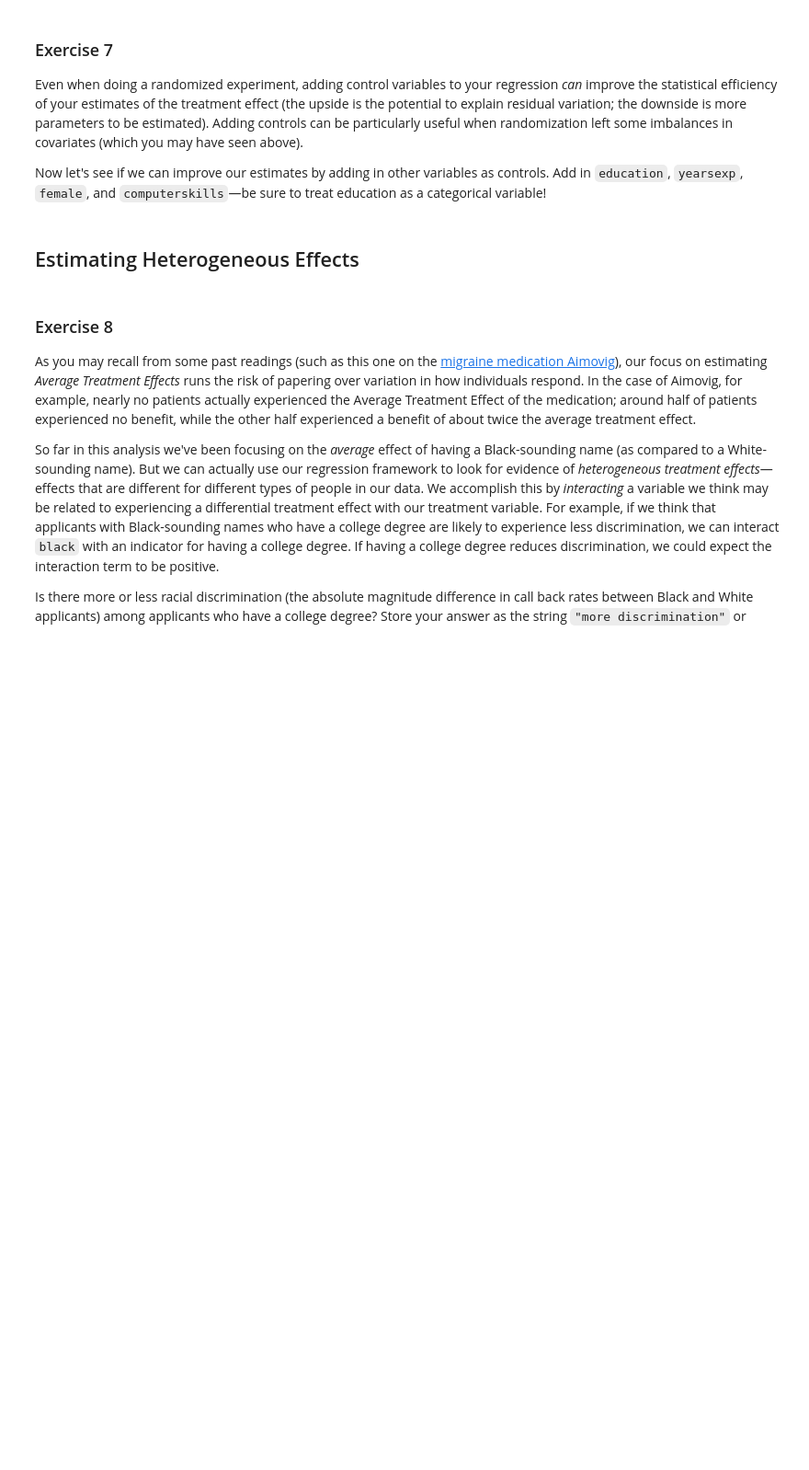
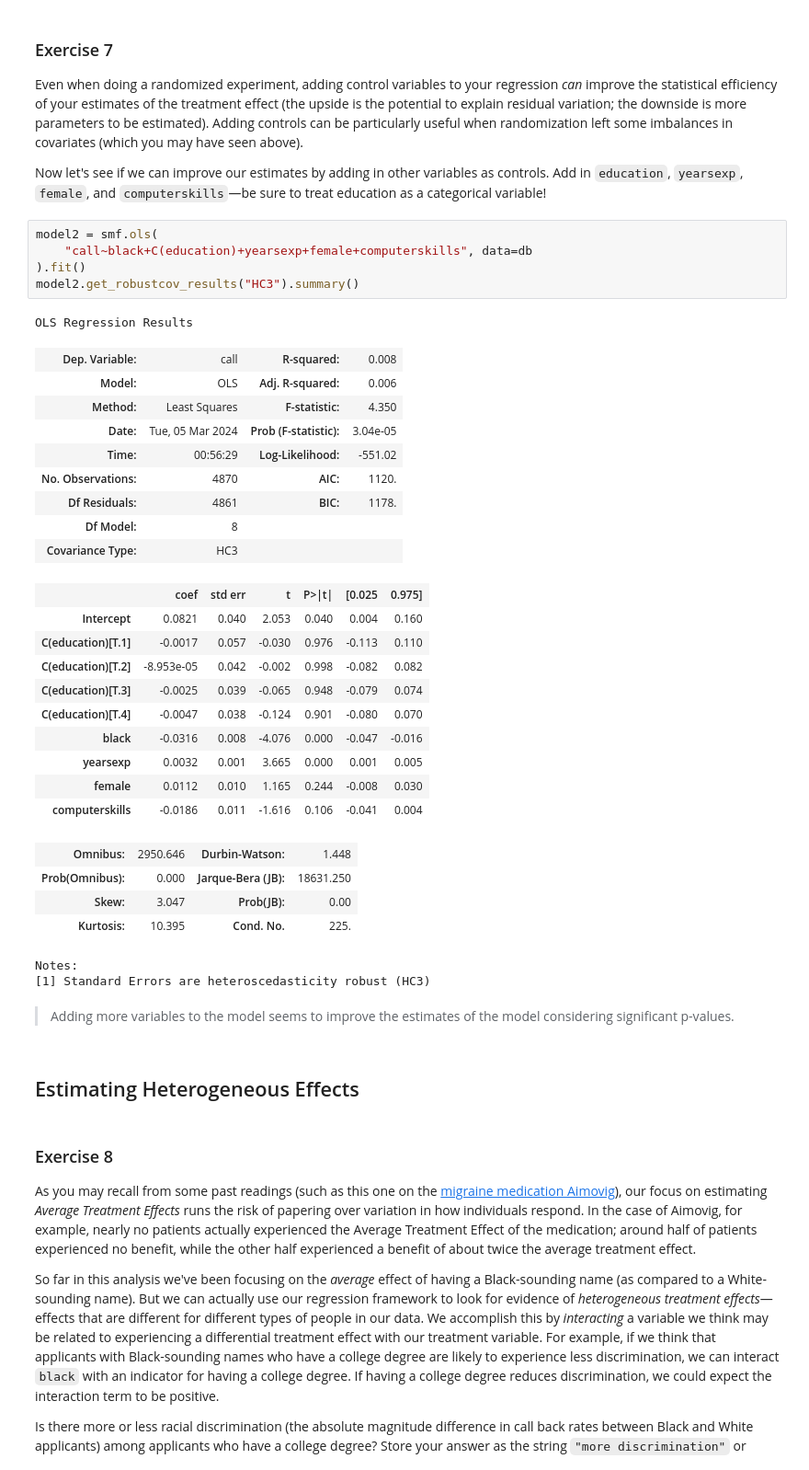
Before and after one commit to dani-jimlar/UDS_2024, a Jupyter notebook: exercise_resume_experiment.ipynb, the cells around one changed output. Shown at 92% size. Cells and saved outputs as stored; diff of their text form; blank space fills up the shorter version.

```diff
--- a/exercise_resume_experiment.ipynb
+++ b/exercise_resume_experiment.ipynb
@@ -141,6 +266,40 @@ Store the p-value associated with `black` in `"ex6_black_pvalue"`. **Please roun
 Even when doing a randomized experiment, adding control variables to your regression *can* improve the statistical efficiency of your estimates of the treatment effect (the upside is the potential to explain residual variation; the downside is more parameters to be estimated). Adding controls can be particularly useful when randomization left some imbalances in covariates (which you may have seen above).
 
 Now let's see if we can improve our estimates by adding in other variables as controls. Add in `education`, `yearsexp`, `female`, and `computerskills`—be sure to treat education as a categorical variable!
+# %%
+model2 = smf.ols(
+    "call~black+C(education)+yearsexp+female+computerskills", data=db
+).fit()
+model2.get_robustcov_results("HC3").summary()
+# %% [output]
+OLS Regression Results
+| Dep. Variable: | call | R-squared: | 0.008 |
+| Model: | OLS | Adj. R-squared: | 0.006 |
+| Method: | Least Squares | F-statistic: | 4.350 |
+| Date: | Tue, 05 Mar 2024 | Prob (F-statistic): | 3.04e-05 |
+| Time: | 00:56:29 | Log-Likelihood: | -551.02 |
+| No. Observations: | 4870 | AIC: | 1120. |
+| Df Residuals: | 4861 | BIC: | 1178. |
+| Df Model: | 8 |  |  |
+| Covariance Type: | HC3 |  |  |
+|  | coef | std err | t | P>|t| | [0.025 | 0.975] |
+| Intercept | 0.0821 | 0.040 | 2.053 | 0.040 | 0.004 | 0.160 |
+| C(education)[T.1] | -0.0017 | 0.057 | -0.030 | 0.976 | -0.113 | 0.110 |
+| C(education)[T.2] | -8.953e-05 | 0.042 | -0.002 | 0.998 | -0.082 | 0.082 |
+| C(education)[T.3] | -0.0025 | 0.039 | -0.065 | 0.948 | -0.079 | 0.074 |
+| C(education)[T.4] | -0.0047 | 0.038 | -0.124 | 0.901 | -0.080 | 0.070 |
+| black | -0.0316 | 0.008 | -4.076 | 0.000 | -0.047 | -0.016 |
+| yearsexp | 0.0032 | 0.001 | 3.665 | 0.000 | 0.001 | 0.005 |
+| female | 0.0112 | 0.010 | 1.165 | 0.244 | -0.008 | 0.030 |
+| computerskills | -0.0186 | 0.011 | -1.616 | 0.106 | -0.041 | 0.004 |
+| Omnibus: | 2950.646 | Durbin-Watson: | 1.448 |
+| Prob(Omnibus): | 0.000 | Jarque-Bera (JB): | 18631.250 |
+| Skew: | 3.047 | Prob(JB): | 0.00 |
+| Kurtosis: | 10.395 | Cond. No. | 225. |
+Notes:
+[1] Standard Errors are heteroscedasticity robust (HC3)
+# %% [markdown]
+> Adding more variables to the model seems to improve the estimates of the model considering significant p-values.
 # %% [markdown]
 ## Estimating Heterogeneous Effects
 # %% [markdown]
```
Also changed, not shown: parts of 26 cells of this notebook, 5 other files.
